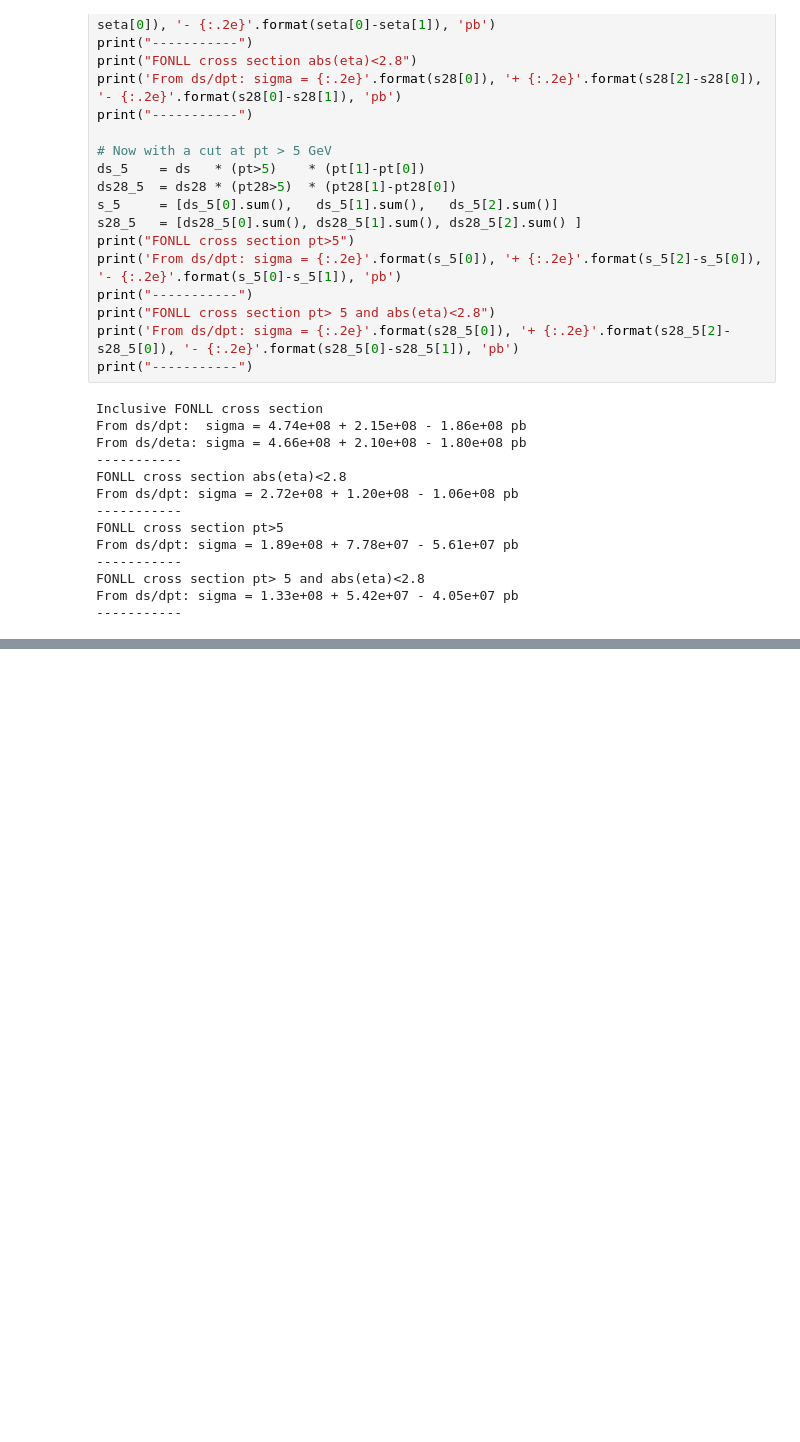
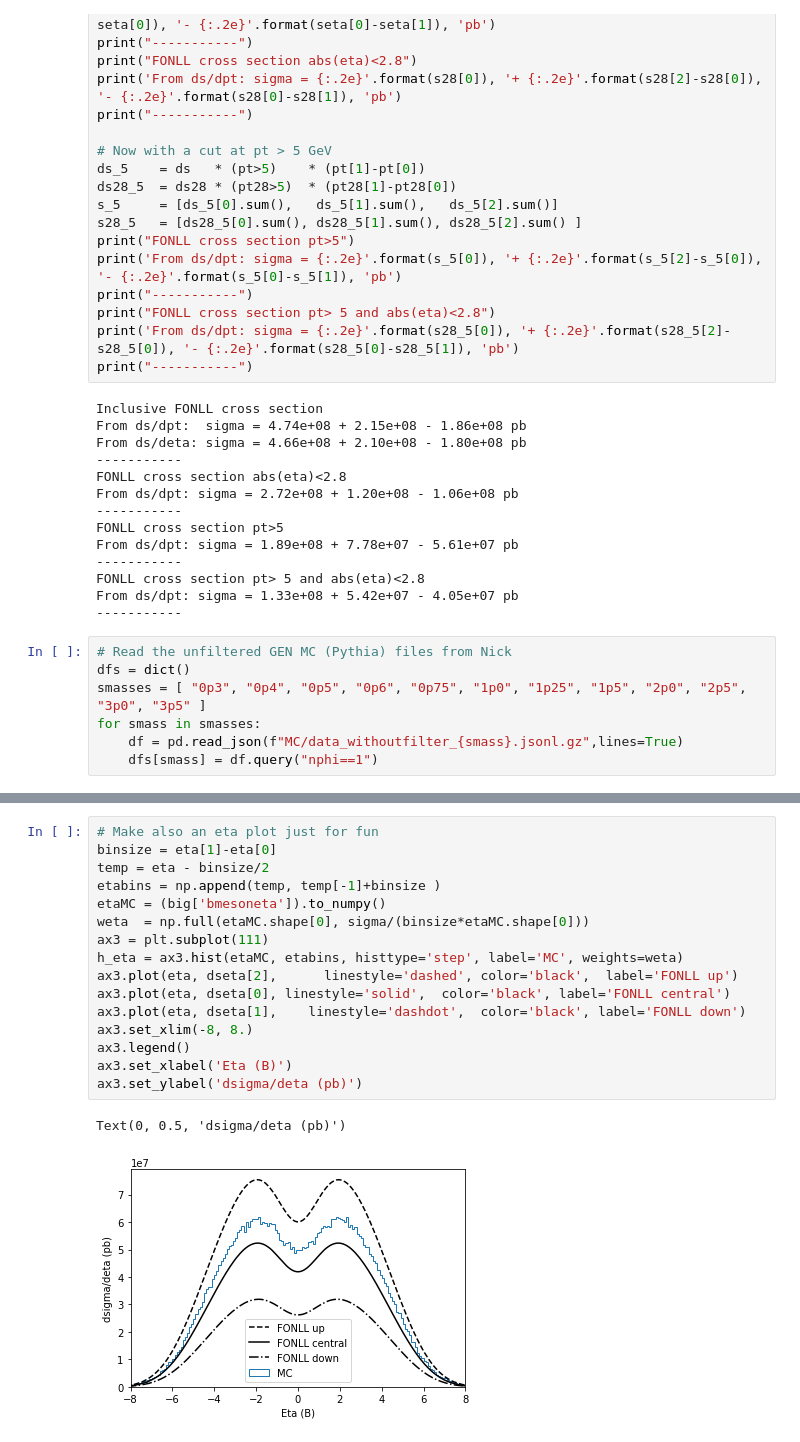
Before and after one commit to claudiocc1/Bphi, a Jupyter notebook: Bphi.ipynb, the cells around one changed output, grey strips where cells are left out. Drawn from its saved outputs; the diff is of its cells as text; blank space fills up the shorter version.

```diff
--- a/Bphi.ipynb
+++ b/Bphi.ipynb
@@ -64,3 +64,10 @@ From ds/dpt: sigma = 1.89e+08 + 7.78e+07 - 5.61e+07 pb
 FONLL cross section pt> 5 and abs(eta)<2.8
 From ds/dpt: sigma = 1.33e+08 + 5.42e+07 - 4.05e+07 pb
 -----------
+# %%
+# Read the unfiltered GEN MC (Pythia) files from Nick
+dfs = dict()
+smasses = [ "0p3", "0p4", "0p5", "0p6", "0p75", "1p0", "1p25", "1p5", "2p0", "2p5", "3p0", "3p5" ]
+for smass in smasses:
+    df = pd.read_json(f"MC/data_withoutfilter_{smass}.jsonl.gz",lines=True)
+    dfs[smass] = df.query("nphi==1")
@@ -66,0 +146,19 @@ From ds/dpt: sigma = 1.33e+08 + 5.42e+07 - 4.05e+07 pb
+# %%
+# Make also an eta plot just for fun
+binsize = eta[1]-eta[0]
+temp = eta - binsize/2
+etabins = np.append(temp, temp[-1]+binsize )
+etaMC = (big['bmesoneta']).to_numpy()
+weta  = np.full(etaMC.shape[0], sigma/(binsize*etaMC.shape[0]))
+ax3 = plt.subplot(111)
+h_eta = ax3.hist(etaMC, etabins, histtype='step', label='MC', weights=weta)
+ax3.plot(eta, dseta[2],      linestyle='dashed', color='black',  label='FONLL up')
+ax3.plot(eta, dseta[0], linestyle='solid',  color='black', label='FONLL central')
+ax3.plot(eta, dseta[1],    linestyle='dashdot',  color='black', label='FONLL down')
+ax3.set_xlim(-8, 8.)
+ax3.legend()
+ax3.set_xlabel('Eta (B)')
+ax3.set_ylabel('dsigma/deta (pb)')
+# %% [output]
+Text(0, 0.5, 'dsigma/deta (pb)')
+[figure, added]
```
Also changed, not shown: parts of 9 cells of this notebook, 17 other files.
